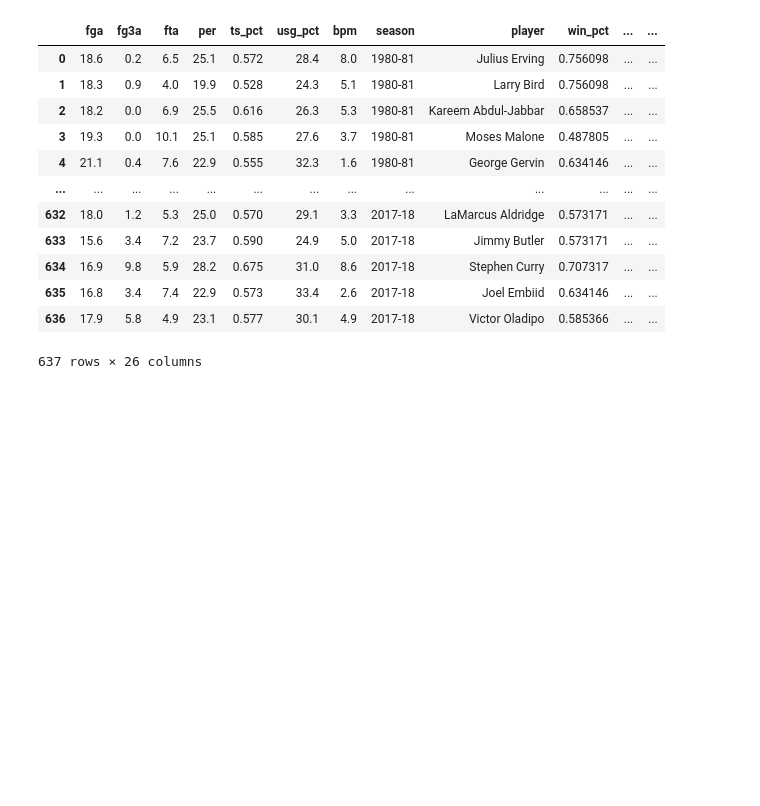
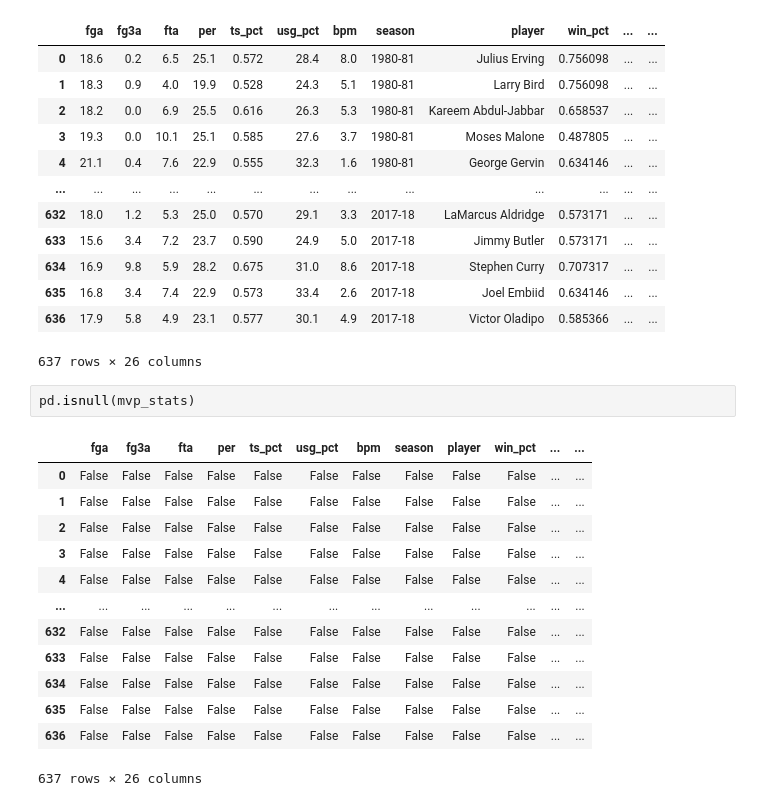
Before and after one commit to Hollisd12/final_project, a Jupyter notebook: Testing.ipynb, the cells around one changed output. Drawn from its saved outputs; the diff is of its cells as text; blank space fills up the shorter version.

```diff
--- a/Testing.ipynb
+++ b/Testing.ipynb
@@ -36,3 +36,19 @@ mvp_stats
 | 635 | 16.8 | 3.4 | 7.4 | 22.9 | 0.573 | 33.4 | 2.6 | 2017-18 | Joel Embiid | 0.634146 | ... | ... |
 | 636 | 17.9 | 5.8 | 4.9 | 23.1 | 0.577 | 30.1 | 4.9 | 2017-18 | Victor Oladipo | 0.585366 | ... | ... |
 637 rows × 26 columns
+# %%
+pd.isnull(mvp_stats)
+# %% [output]
+|  | fga | fg3a | fta | per | ts_pct | usg_pct | bpm | season | player | win_pct | ... | ... |
+| 0 | False | False | False | False | False | False | False | False | False | False | ... | ... |
+| 1 | False | False | False | False | False | False | False | False | False | False | ... | ... |
+| 2 | False | False | False | False | False | False | False | False | False | False | ... | ... |
+| 3 | False | False | False | False | False | False | False | False | False | False | ... | ... |
+| 4 | False | False | False | False | False | False | False | False | False | False | ... | ... |
+| ... | ... | ... | ... | ... | ... | ... | ... | ... | ... | ... | ... | ... |
+| 632 | False | False | False | False | False | False | False | False | False | False | ... | ... |
+| 633 | False | False | False | False | False | False | False | False | False | False | ... | ... |
+| 634 | False | False | False | False | False | False | False | False | False | False | ... | ... |
+| 635 | False | False | False | False | False | False | False | False | False | False | ... | ... |
+| 636 | False | False | False | False | False | False | False | False | False | False | ... | ... |
+637 rows × 26 columns
```
Also changed, not shown: parts of 2 cells of this notebook.
